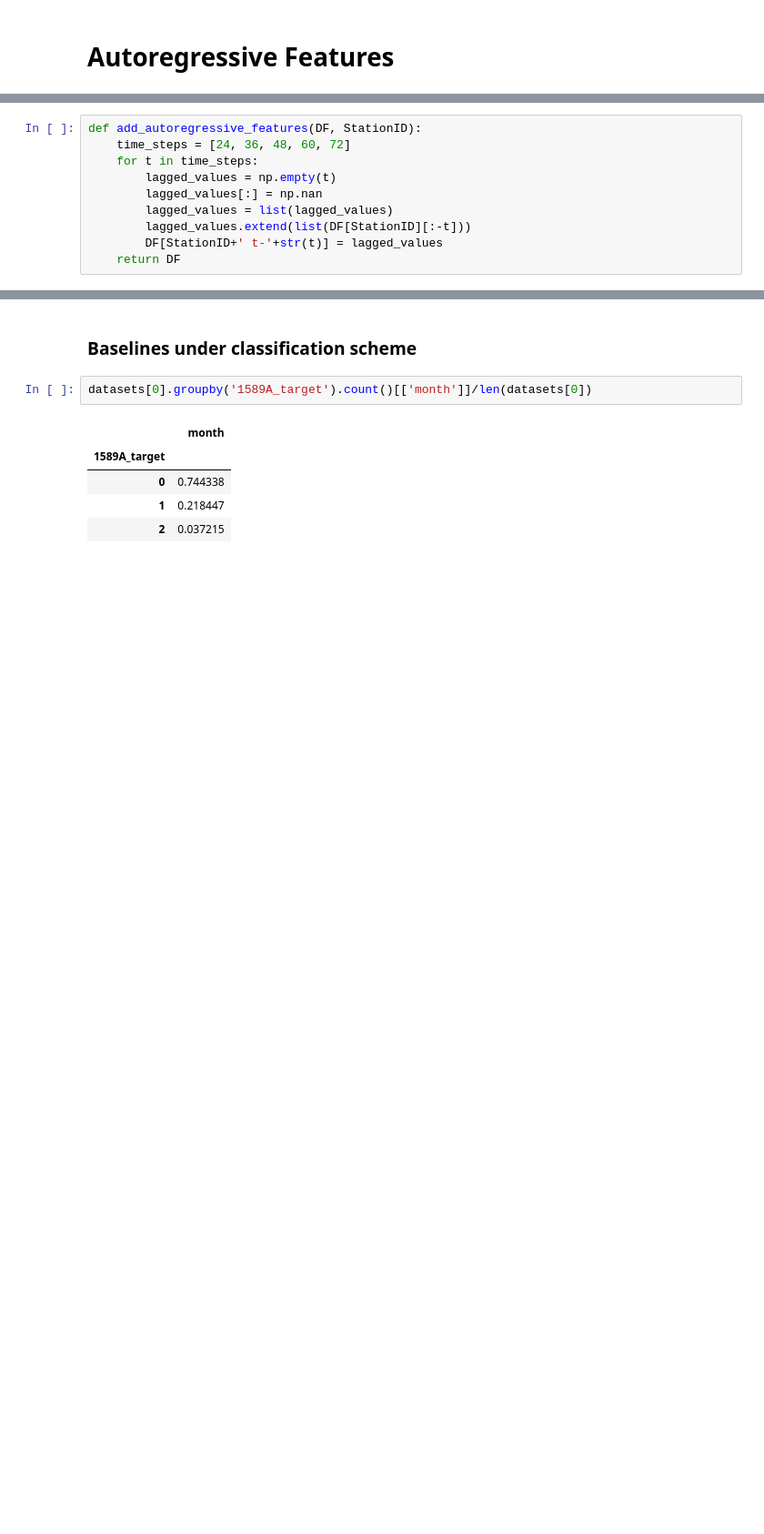
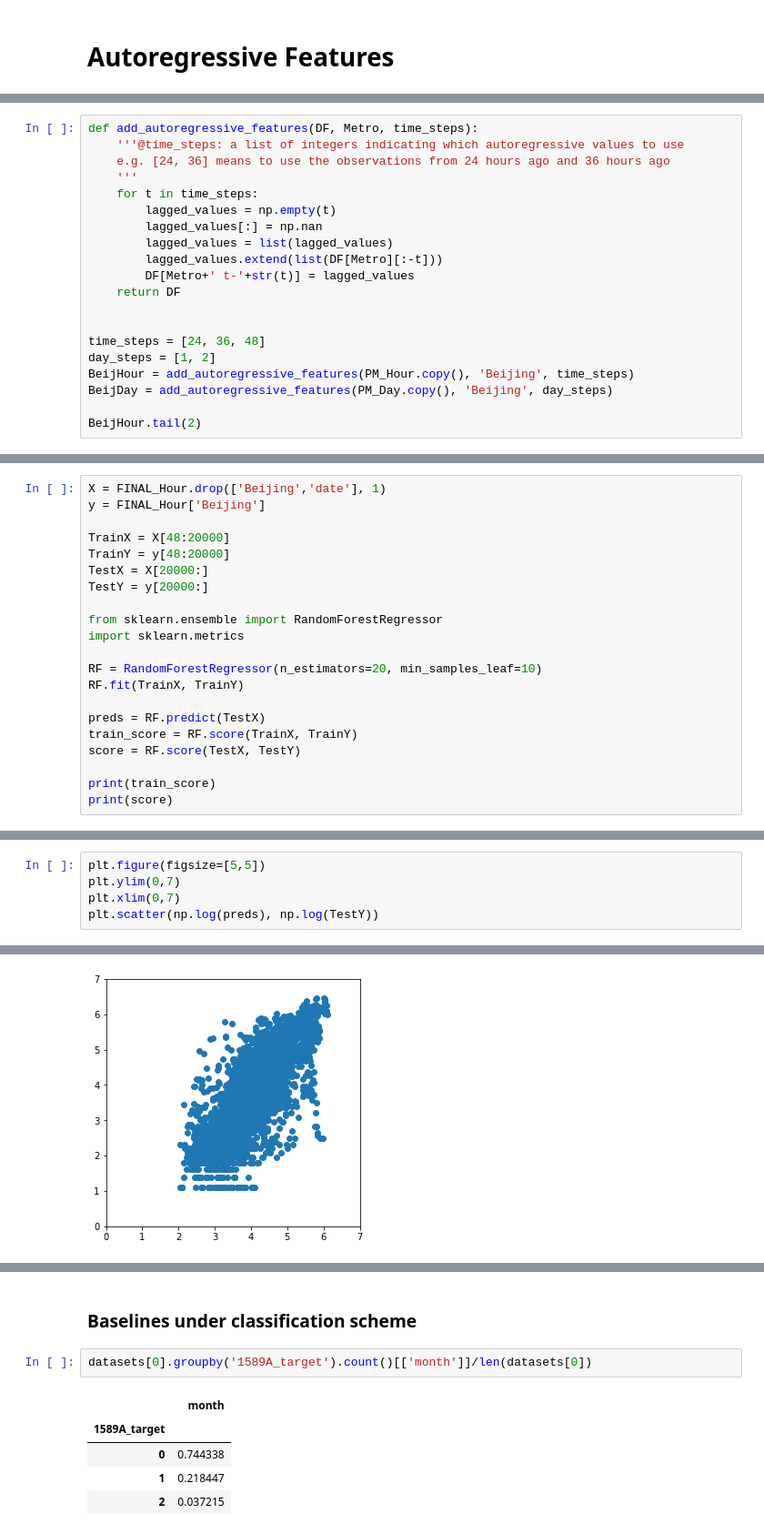
Before and after one commit to brenton72/china_pollution, a Jupyter notebook: Cleaning_and_Initial_Model.ipynb, the cells around one changed output, grey strips where cells are left out. Shown at 91% size. Drawn from its saved outputs; the diff is of its cells as text; blank space fills up the shorter version.

```diff
--- a/Cleaning_and_Initial_Model.ipynb
+++ b/Cleaning_and_Initial_Model.ipynb
@@ -197,10 +293,20 @@ For this task, we want to predict pollution levels far into the future (at least
 # %%
-def add_autoregressive_features(DF, StationID):
-    time_steps = [24, 36, 48, 60, 72]
+def add_autoregressive_features(DF, Metro, time_steps):
+    '''@time_steps: a list of integers indicating which autoregressive values to use
+    e.g. [24, 36] means to use the observations from 24 hours ago and 36 hours ago
+    '''
     for t in time_steps:
         lagged_values = np.empty(t)
         lagged_values[:] = np.nan
         lagged_values = list(lagged_values)
-        lagged_values.extend(list(DF[StationID][:-t]))
-        DF[StationID+' t-'+str(t)] = lagged_values
+        lagged_values.extend(list(DF[Metro][:-t]))
+        DF[Metro+' t-'+str(t)] = lagged_values
     return DF
+
+
+time_steps = [24, 36, 48]
+day_steps = [1, 2]
+BeijHour = add_autoregressive_features(PM_Hour.copy(), 'Beijing', time_steps)
+BeijDay = add_autoregressive_features(PM_Day.copy(), 'Beijing', day_steps)
+
+BeijHour.tail(2)
@@ -248,0 +355,21 @@ datasets[1].tail()
+# %%
+X = FINAL_Hour.drop(['Beijing','date'], 1)
+y = FINAL_Hour['Beijing']
+
+TrainX = X[48:20000]
+TrainY = y[48:20000]
+TestX = X[20000:]
+TestY = y[20000:]
+
+from sklearn.ensemble import RandomForestRegressor
+import sklearn.metrics
+
+RF = RandomForestRegressor(n_estimators=20, min_samples_leaf=10)
+RF.fit(TrainX, TrainY)
+
+preds = RF.predict(TestX)
+train_score = RF.score(TrainX, TrainY)
+score = RF.score(TestX, TestY)
+
+print(train_score)
+print(score)
@@ -248,0 +404,6 @@ datasets[1].tail()
+# %%
+plt.figure(figsize=[5,5])
+plt.ylim(0,7)
+plt.xlim(0,7)
+plt.scatter(np.log(preds), np.log(TestY))
+# %% [output]
@@ -248,0 +411 @@ datasets[1].tail()
+[figure, added]
```
Also changed, not shown: parts of 58 cells of this notebook, 1 other file.
